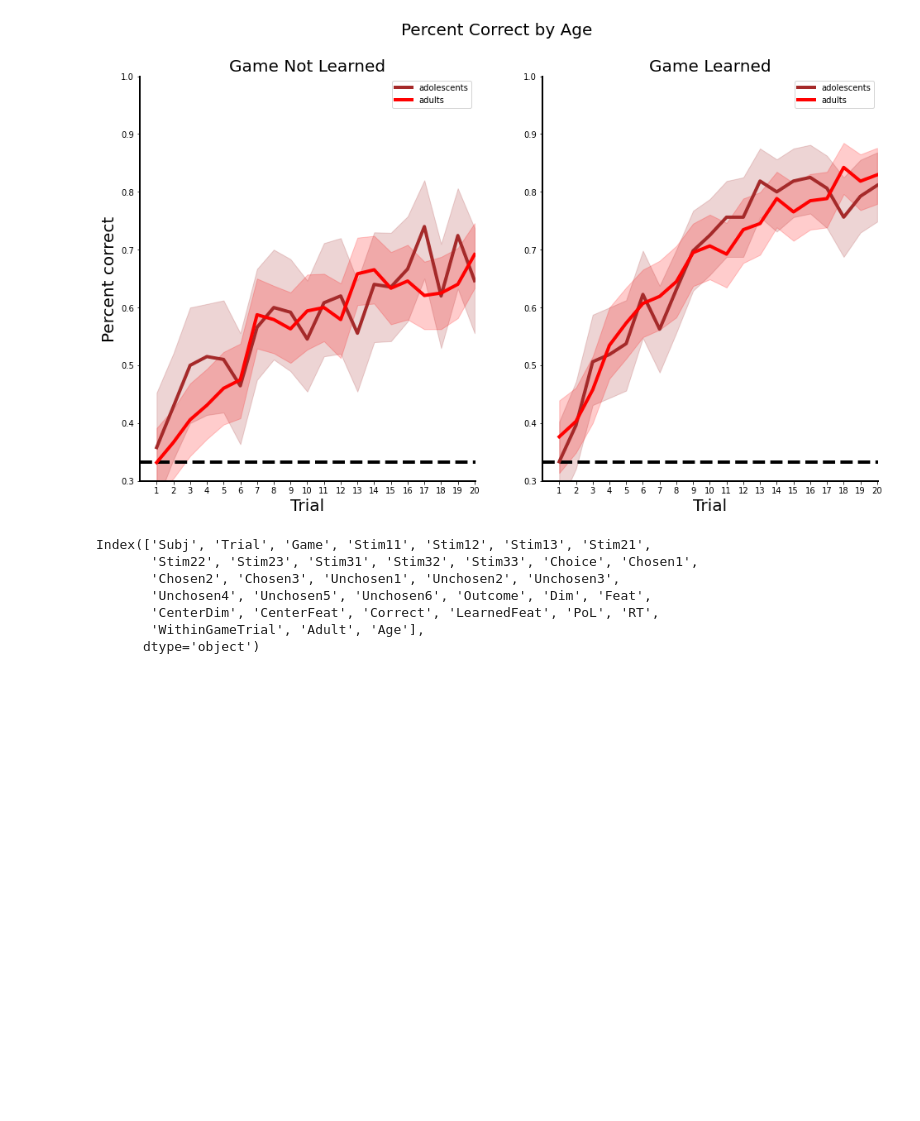
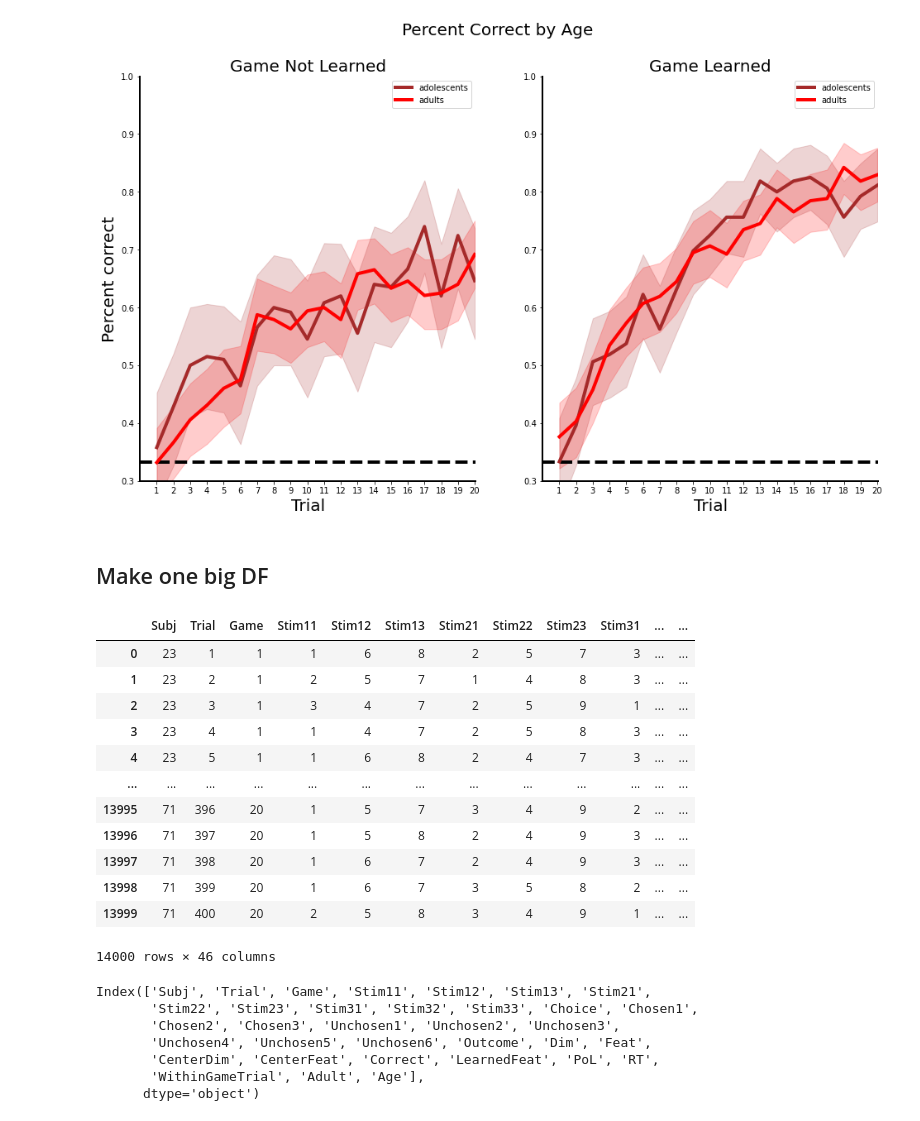
Before and after one commit to angelaradulescu/ldm-analysis, a Jupyter notebook: BehavioralAnalyses.ipynb, the cells around one changed output. Cells and saved outputs as stored; diff of their text form; code cells hidden in the pictures; blank space fills up the shorter version.

```diff
--- a/BehavioralAnalyses.ipynb
+++ b/BehavioralAnalyses.ipynb
@@ -296,6 +296,31 @@ ax1.tick_params(axis='x',colors='k')
 ax2.tick_params(axis='x',colors='k')
 # %% [output]
 [figure]
+# %% [markdown]
+## Make one big DF
+# %%
+good_behav_data = behav_data[behav_data['Subj'] != 33]
+good_behav_data = good_behav_data[good_behav_data['Subj'] != 66]
+good_behav_data = good_behav_data[good_behav_data['Subj'] != 58]
+good_behav_data = good_behav_data.reset_index(drop=True)
+# %%
+new_df = pd.merge(good_behav_data, relative_looking_time_df,  how='left', on=['Subj','Trial'])
+# %%
+new_df
+# %% [output]
+|  | Subj | Trial | Game | Stim11 | Stim12 | Stim13 | Stim21 | Stim22 | Stim23 | Stim31 | ... | ... |
+| 0 | 23 | 1 | 1 | 1 | 6 | 8 | 2 | 5 | 7 | 3 | ... | ... |
+| 1 | 23 | 2 | 1 | 2 | 5 | 7 | 1 | 4 | 8 | 3 | ... | ... |
+| 2 | 23 | 3 | 1 | 3 | 4 | 7 | 2 | 5 | 9 | 1 | ... | ... |
+| 3 | 23 | 4 | 1 | 1 | 4 | 7 | 2 | 5 | 8 | 3 | ... | ... |
+| 4 | 23 | 5 | 1 | 1 | 6 | 8 | 2 | 4 | 7 | 3 | ... | ... |
+| ... | ... | ... | ... | ... | ... | ... | ... | ... | ... | ... | ... | ... |
+| 13995 | 71 | 396 | 20 | 1 | 5 | 7 | 3 | 4 | 9 | 2 | ... | ... |
+| 13996 | 71 | 397 | 20 | 1 | 5 | 8 | 2 | 4 | 9 | 3 | ... | ... |
+| 13997 | 71 | 398 | 20 | 1 | 6 | 7 | 2 | 4 | 9 | 3 | ... | ... |
+| 13998 | 71 | 399 | 20 | 1 | 6 | 7 | 3 | 5 | 8 | 2 | ... | ... |
+| 13999 | 71 | 400 | 20 | 2 | 5 | 8 | 3 | 4 | 9 | 1 | ... | ... |
+14000 rows × 46 columns
 # %%
 behav_data.keys()
 # %% [output]
```
Also changed, not shown: parts of 20 cells of this notebook, 6 other files.
